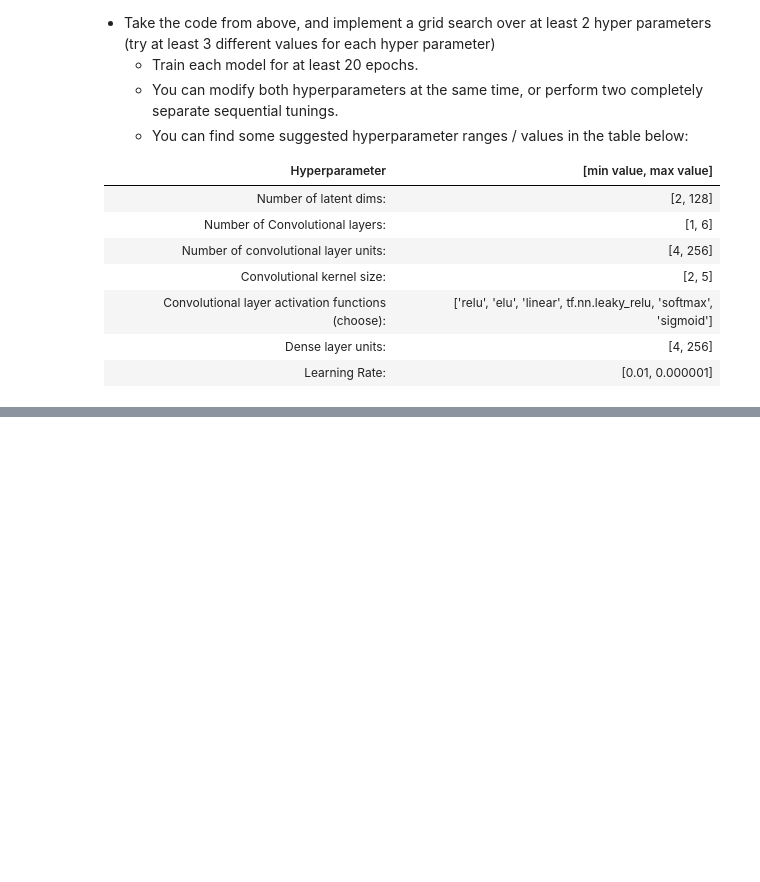
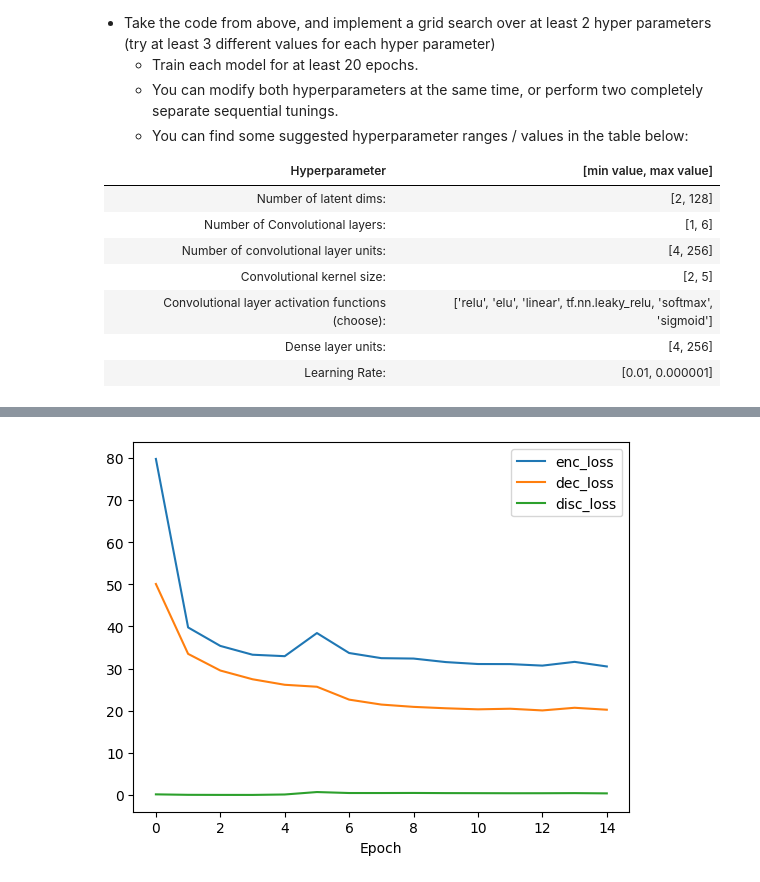
Before and after one commit to UTSW-Software-Engineering-Course-2025/Module_2_VMullapudi, a Jupyter notebook: 04_ExerciseCodeAndInstructions/HPO/hpo_mnist.ipynb, the cells around one changed output, grey strips where cells are left out. Drawn from its saved outputs; the diff is of its cells as text; code cells hidden in the pictures; blank space fills up the shorter version.

Commit message:
add hpo, probably broken latent space exploration

```diff
--- a/04_ExerciseCodeAndInstructions/HPO/hpo_mnist.ipynb
+++ b/04_ExerciseCodeAndInstructions/HPO/hpo_mnist.ipynb
@@ -339,28 +367,69 @@ Convolutional layer activation functions (choose): |  ['relu', 'elu', 'linear',
 Dense layer units: | [4, 256]
 Learning Rate:  | [0.01, 0.000001]
 # %%
-## !!!!IMPORTANT!!!!
-## Keep the seed the same across ALL HPO experiments. Be sure to reinitialize for EVERY new model.
-tf.random.set_seed(1234)
-## !!!!IMPORTANT!!!!
+# Hyperparameter Optimization (HPO) Loop
+nEpochs = 15  # less than 20 to speed up the HPO loop
+for n_latent_dims in [4, 16, 32]:
+    for learning_rate in [0.001, 0.0005, 0.0001]:
+        tf.random.set_seed(1234)
+        output_dir = (
+            "./outputs/mnist_hpo_cvaecgan_"
+            + str(learning_rate)
+            + "_"
+            + str(n_latent_dims)
+        )
+        os.makedirs(output_dir, exist_ok=True)
+        print(f"Testing with n_latent_dims={n_latent_dims}")
+        print(f"Testing with learning_rate={learning_rate}")
+        hpo_params["n_latent_dims"] = n_latent_dims
+        hpo_params["learning_rate"] = learning_rate
+        model = ConditionalVAECGAN(
+            adv_loss_weight=10.0,
+            n_classes=n_classes,
+            n_latent_dims=hpo_params["n_latent_dims"],
+            encoder_params=hpo_params["encoder_params"],
+            decoder_params=hpo_params["decoder_params"],
+            discriminator_params=hpo_params["discriminator_params"],
+            name=f"cvaecgan_hpo_nLatentDims_{n_latent_dims}_lr_{learning_rate}",
+        )
+        model.compile(
+            optimizer=tf.keras.optimizers.Adam(
+                learning_rate=hpo_params["learning_rate"]
+            )
+        )
+        save_images_callback = SaveImagesConditional(
+            output_dir=output_dir,
+            model=model,
+            example_images=data.images_train[:10],
+            example_labels=labels_onehot[:10],
+            n_generated_images=10,
+            n_latent_dims=model.n_latent_dims,
+        )
+        logs = model.fit(
+            [data.images_train, labels_onehot],
+            batch_size=128,
+            epochs=nEpochs,
+            callbacks=[save_images_callback],
+        )
 
+        fig, ax = plt.subplots()
 
-# Instantiate a container with the hyperparameter(s) you want to test
+        for loss_name in ["enc_loss", "dec_loss", "disc_loss", "gen_loss"]:
+            if loss_name in logs.history.keys():
+                loss_values = logs.history[loss_name]
+                x = np.arange(len(loss_values))
+                ax.plot(x, loss_values, label=loss_name)
 
+        ax.legend()
+        ax.set_xlabel("Epoch")
+        fig.savefig(os.path.join(output_dir, "training_curves.png"), transparent=False)
+        # fig.show()
 
-# Instantiate a model for a hyperparameter (combination)
-## Note: I would recommend naming your model with the specific HPO you are trying at the moment.
-
-# Build a model with input / output dimensions
-
-# Compile the model
-
-# Fit model to the data
-
-# Plot the training curves for the model
-
-# Save the model
-
-# Assuming you are using the provided callbacks and save the model/outputs appropriately,
-# You should be able to use the provided `image_viewer` to look at the fakes and/or recons just by
-# Passing in a model's name/directory.
+        # Save the model
+        model.save(
+            os.path.join(
+                output_dir,
+                model_name + ".keras",
+            )
+        )
+# %% [output]
@@ -366,0 +453 @@ tf.random.set_seed(1234)
+[figure, added]
```
Also changed, not shown: parts of 10 cells of this notebook, 1 other file.
